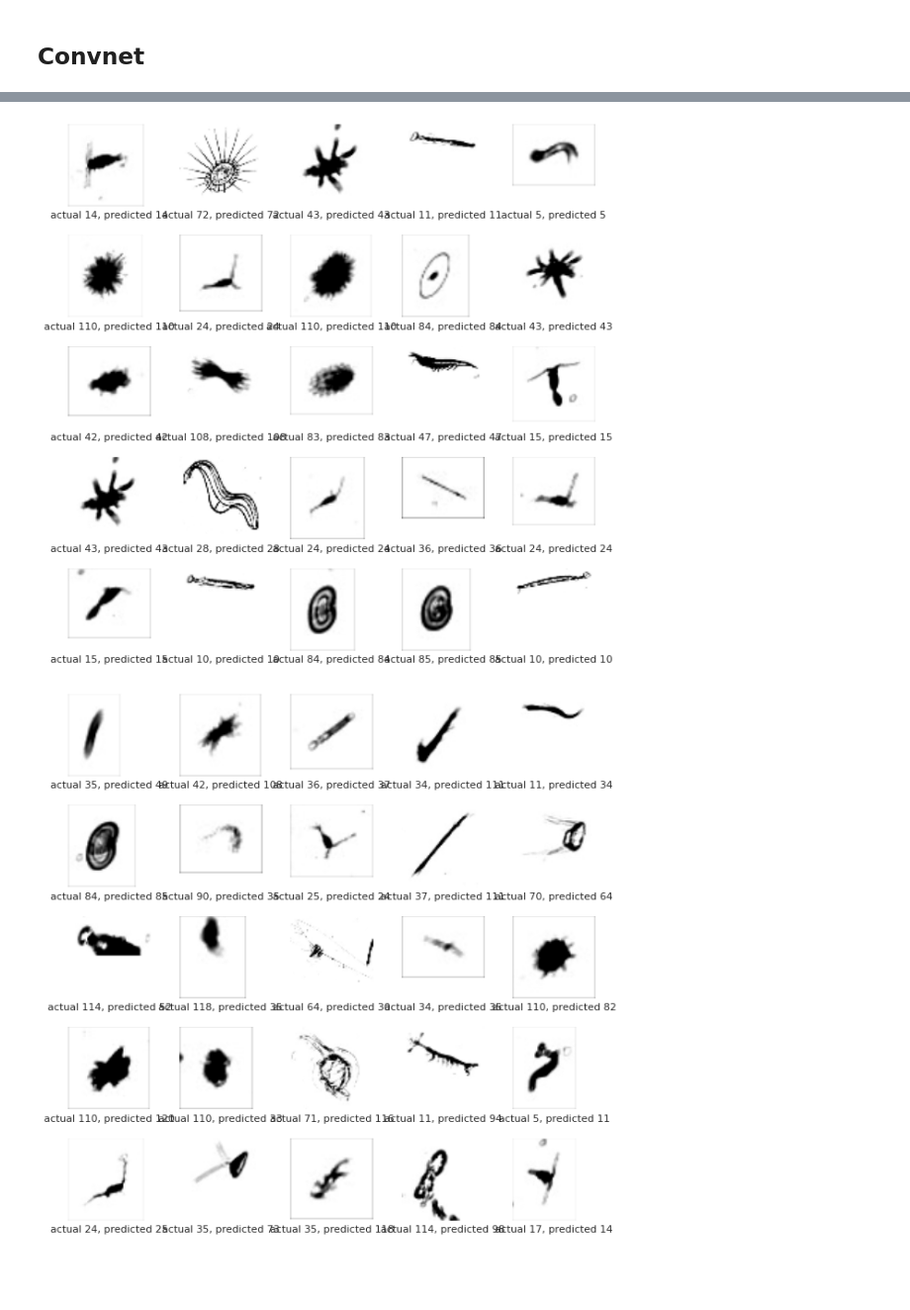
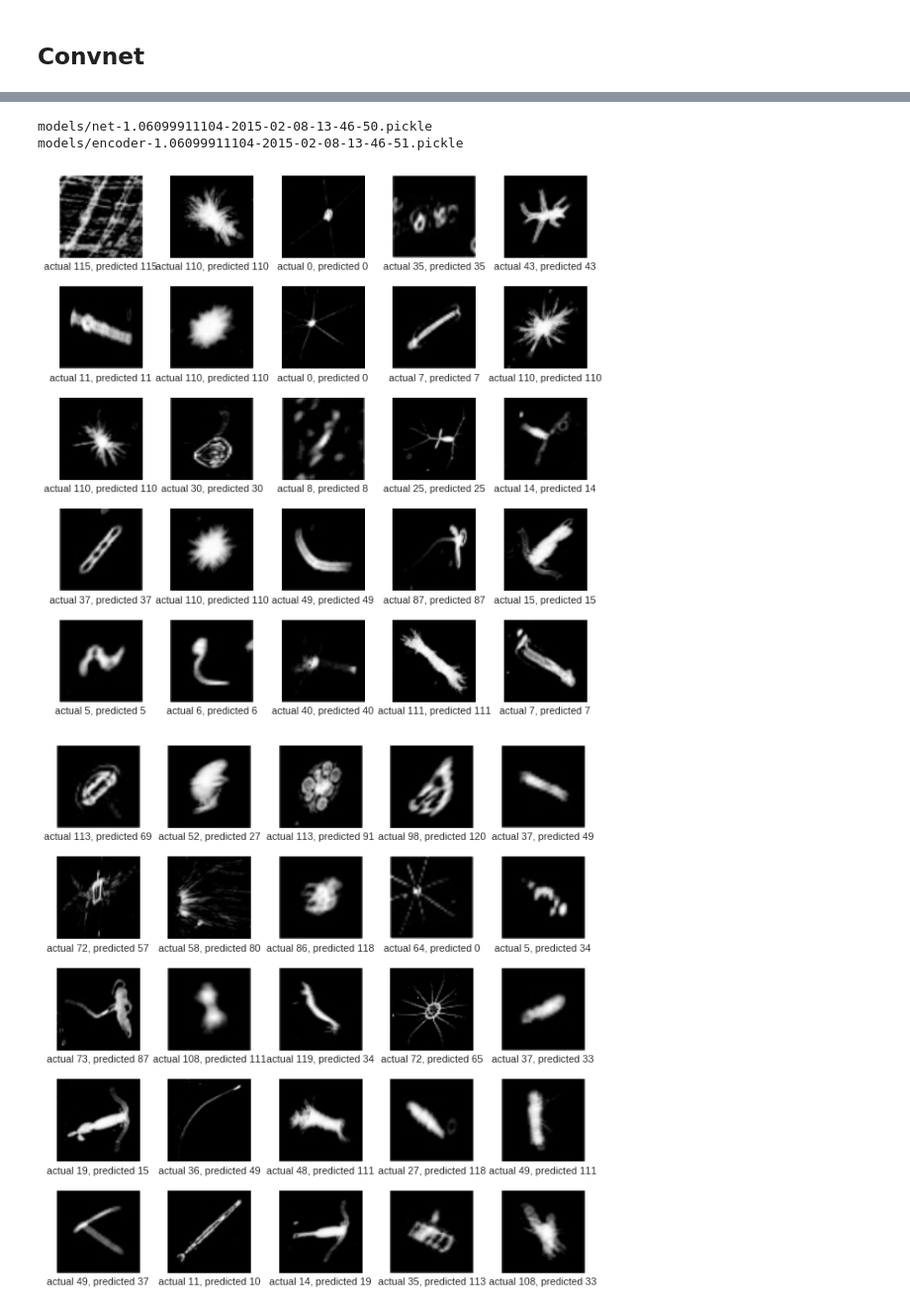
Before and after one commit to felixlaumon/kaggle-plankton, a Jupyter notebook: 2 convnet.ipynb, the cells around one changed output, grey strips where cells are left out. Shown at 99% size. Drawn from its saved outputs; the diff is of its cells as text; code cells hidden in the pictures; blank space fills up the shorter version.

Commit message:
better score

```diff
--- a/2 convnet.ipynb
+++ b/2 convnet.ipynb
@@ -58,15 +51,28 @@ plt.xticks(range(n_class), classes, rotation=90);
 # %% [markdown]
 ## Convnet
 # %%
-hw = 60
-%time X_orig, y_orig = data.load_data(resize_shape=(hw, hw), scale=True)
+h, w = 64, 64
+
+%time X_orig, y_orig = np.load('data/X_train_%s.npy' % h), np.load('data/y_train_%s.npy' % h)
+
+X = 1 - X_orig
+X = X.astype(np.float32)
 
 enc = LabelEncoder()
-X = X_orig.astype(np.float32)
 y = enc.fit_transform(y_orig).astype(np.int32)
 
-X_train, X_test, y_train, y_test = train_test_split(X.reshape(-1, hw * hw), y, test_size=0.05, random_state=42)
-X_train, X_test = X_train.reshape(-1, 1, hw, hw), X_test.reshape(-1, 1, hw, hw) # because train_test_split requires array to X
+# X_train, X_test, y_train, y_test = train_test_split(X.reshape(-1, 64*64), y, test_size=0.25, random_state=42)
+X_train, X_test, y_train, y_test = skextra.straified_train_test_split(X.reshape(-1, h*w), y, y=y, test_size=0.05, random_state=42)
 
-print(X_train.shape, y_train.shape, X_test.shape, y_test.shape)
+X_train = X_train.reshape(-1, 1, h, w)
+X_test = X_test.reshape(-1, 1, h, w)
+X = X.reshape(-1, 1, h, w)
+
+# Mean subtraction
+X_train_mean = np.mean(X_train, axis = 0)
+X_train -= X_train_mean
+X_test -= X_train_mean
+X_train_mean_reshaped = X_train_mean.reshape(h, w)
+
+print(X_train.shape, X_test.shape, y_train.shape, y_test.shape)
 # %% [output]
@@ -193,0 +268,11 @@ utils.plot_loss(net)
+# %%
+y_all_pred = net.predict(X)
+y_all_pred_proba = net.predict_proba(X)
+f1 = f1_score(y_all_pred, y, average=None)
+occurances = np.bincount(y)
+
+lscore = utils.multiclass_log_loss(y, y_all_pred_proba)
+ascore = net.score(X, y)
+
+print('overall multiclass log loss', lscore)
+print('overall accuracy', ascore)
@@ -209,18 +330,22 @@ sns.heatmap(cm, annot=False,  fmt='');
 # %%
-utils.save(net, 'net-%s' % lscore)
+print(utils.save(net, 'models/net-%s' % lscore))
+print(utils.save(enc, 'models/encoder-%s' % lscore))
+# %% [output]
+models/net-1.06099911104-2015-02-08-13-46-50.pickle
+models/encoder-1.06099911104-2015-02-08-13-46-51.pickle
 # %%
-correct_indies = np.where(y_pred == y_test)
-X_test_correct = X_test[correct_indies]
-y_pred_correct = y_pred[correct_indies]
-y_test_actual = y_test[correct_indies]
+correct_indies = np.where(y_all_pred == y)
+X_test_correct = X[correct_indies]
+y_pred_correct = y_all_pred[correct_indies]
+y_test_actual = y[correct_indies]
 utils.plot_samples(X_test_correct, y_pred_correct, y_pred=y_test_actual)
 # %% [output]
-[figure, old version]
+[figure, new version]
 # %%
-wrong_indies = np.where(y_pred != y_test)
-X_test_wrong = X_test[wrong_indies]
-y_pred_wrong = y_pred[wrong_indies]
-y_test_actual = y_test[wrong_indies]
+wrong_indies = np.where(y_all_pred != y)
+X_test_wrong = X[wrong_indies]
+y_pred_wrong = y_all_pred[wrong_indies]
+y_test_actual = y[wrong_indies]
 utils.plot_samples(X_test_wrong, y_pred_wrong, y_pred=y_test_actual)
 # %% [output]
-[figure, old version]
+[figure, new version]
```
Also changed, not shown: parts of 28 cells of this notebook, 10 other files.
